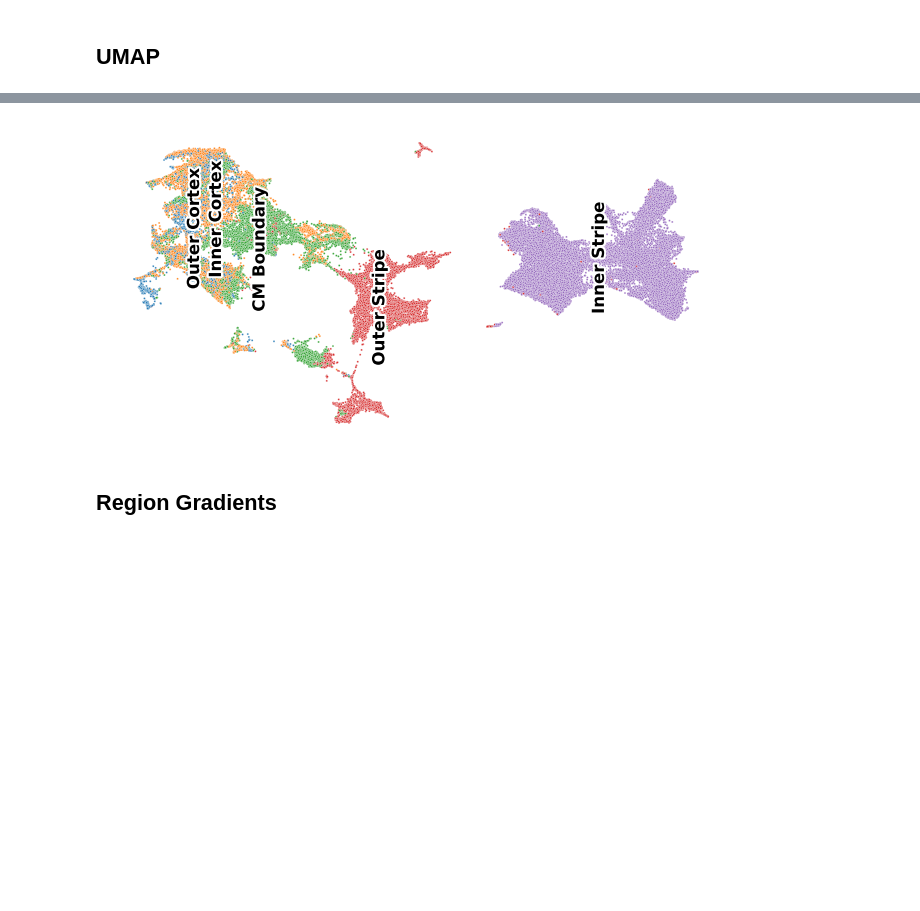
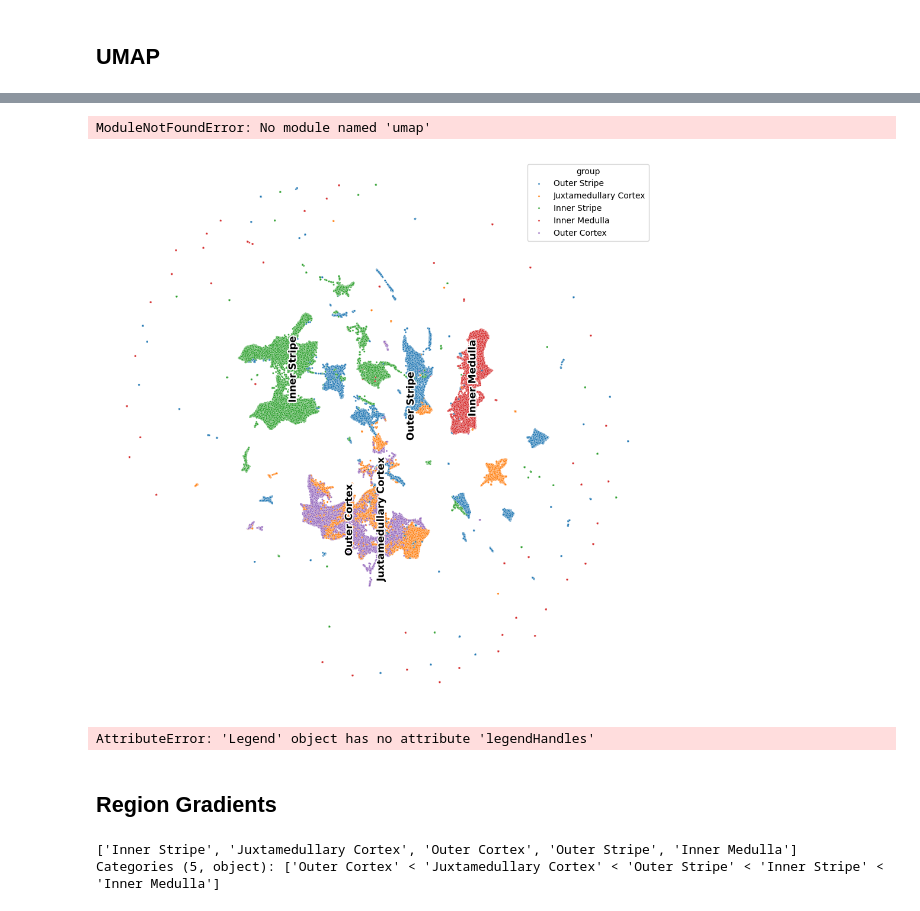
Before and after one commit to jvillazon/hsi_machine_learning, a Jupyter notebook: sk_classifier/integrated_pipeline.ipynb, the cells around one changed output, grey strips where cells are left out. Drawn from its saved outputs; the diff is of its cells as text; code cells hidden in the pictures; blank space fills up the shorter version.

```diff
--- a/sk_classifier/integrated_pipeline.ipynb
+++ b/sk_classifier/integrated_pipeline.ipynb
@@ -243,13 +298,15 @@ KeyError: "['PC 16:0_18:1 (-H)', 'PC 18:0_18:1 (-H)', 'PI 34:1 (-H) '] not in in
 # %%
-import umap
+# import umap
 
-from sklearn.preprocessing import StandardScaler
-scaler = StandardScaler().set_output(transform="pandas")
-umap_df = df.copy()
-umap_df[df.columns[6:-13]] = scaler.fit_transform(df[df.columns[6:-13]])
-umap_df = umap_df.dropna()
-reducer = umap.UMAP(n_neighbors=15, min_dist=0.1, n_components=2, random_state=42)
-embedding = reducer.fit_transform(umap_df[df.columns[6:-13]])
+# from sklearn.preprocessing import StandardScaler
+# scaler = StandardScaler().set_output(transform="pandas")
+# umap_df = df.copy()
+# umap_df[df.columns[7:-13]] = scaler.fit_transform(df[df.columns[7:-13]])
+# # umap_df = umap_df.dropna()
+# reducer = umap.UMAP(n_neighbors=15, min_dist=0.1, n_components=2, random_state=42)
+# embedding = reducer.fit_transform(umap_df[df.columns[7:-13]])
 
-umap_df['umap_1'] = embedding[:, 0]
-umap_df['umap_2'] = embedding[:, 1]
+# umap_df['umap_1'] = embedding[:, 0]
+# umap_df['umap_2'] = embedding[:, 1]
+# %% [output]
+ModuleNotFoundError: No module named 'umap'
@@ -255,0 +345,2 @@ umap_df['umap_2'] = embedding[:, 1]
+# %%
+umap_df = pd.read_csv(r"C:\Users\jvill\OneDrive - UC San Diego\integrated_pipeline\WSI_data\WSI_data\CODEX_clusters-regions_masks_output_csv-test\umap-nomid-output.csv")
@@ -256,19 +349,23 @@ umap_df['umap_2'] = embedding[:, 1]
 # %%
 import matplotlib.patheffects as pe
 import numpy as np
-fig, ax = plt.subplots(figsize=(8, 4))
+fig, ax = plt.subplots(figsize=(12, 12))
 
 hue_colors={
     "Cluster1": "#eb2d13",
     "Cluster2": "#0a8416",
+    "Cluster3": "#42a84c",
     "Cluster4": "#13eb28",
     "Cluster5": "#7af487",
     "Cluster6": "#84530a",
     "Cluster7": "#f4c37a",
+    "Cluster8": "#AC1481",
     "Cluster9": "#840a62",
     "Cluster10": "#f47ad2",
     "Cluster11": "#ebd613",
+    "Cluster12": "#09234b",
     "Cluster13": "#0a3b84",
+    "Cluster14": "#355483",
     "Cluster15": "#105ac9",
     "Cluster16": "#357fee",
     "Cluster17": "#7aabf4",
@@ -276,6 +373,7 @@ hue_colors={
     "Cluster19": "#10c9c9",
     "Cluster20": "#35eeee",
     "Cluster21": "#7af4f4",
+    "Cluster22": "#ffede4",
     "Cluster23": "#8b3103",
     "Cluster24": "#f85706",
     "Cluster25": "#fba173",
@@ -287,51 +385,56 @@ umap_df = umap_df.sample(frac=1, random_state=42)
 sns.scatterplot(
     data=umap_df,
     x='umap_1', y='umap_2',
-    hue='Group_ID',
+    hue='group',
     # palette=hue_colors,
     # hue_order=hue_order_display,
     alpha=0.9,
     edgecolor='w',
     linewidth=0.2,
-    s=2,
+    s=5,
     ax=ax
 )
 embeddings = umap_df[["umap_1", "umap_2"]].values
-labels = umap_df["Group_ID"].values
-unique_labels = umap_df["Group_ID"].unique()
+labels = umap_df["group"].values
+unique_labels = umap_df["group"].unique()
 
 # 5. Place clean, bold labels at each cluster's median centroid
 for label in unique_labels:
     mask = labels == label
     # Using median for both coordinates yields a better geometric center
-    centroid_x = np.mean(embeddings[mask, 0])
-    centroid_y = np.mean(embeddings[mask, 1])
+    centroid_x = np.median(embeddings[mask, 0])
+    centroid_y = np.median(embeddings[mask, 1])
 
     ax.text(
         centroid_x,
         centroid_y,
         label,
         fontsize=12,  # Adjusted to fit 6x6 figure nicely
         fontweight="bold",
         ha="center",
         va="center",
         color="black",
         rotation=90,
         path_effects=[pe.withStroke(linewidth=3, foreground="white")],
         zorder=100,
     )
 # Formatting axes
 ax.set_xlabel("")
 ax.set_ylabel("")
 ax.set_xticklabels([])
 ax.set_yticklabels([])
 sns.despine(ax=ax, top=True, right=True, left=True, bottom=True)
 ax.tick_params(left=False, bottom=False)
 
 # Remove the default legend (since we have text labels on centroids)
 legend = ax.get_legend()
-if legend is not None:
-    legend.remove()
-plt.savefig(os.path.join(r"C:\Users\jvill\OneDrive - UC San Diego\integrated_pipeline\WSI_data\WSI_data\plots_CODEX_clusters-regions_masks", "r-UMAP.png"), dpi=300, transparent=True)
+# if legend is not None:
+#     legend.remove()
+# plt.savefig(os.path.join(r"C:\Users\jvill\OneDrive - UC San Diego\integrated_pipeline\WSI_data\WSI_data\plots_CODEX_clusters-regions_masks", "lipids-nomid-UMAP.png"), dpi=300, transparent=True)
 # %% [output]
-[figure, old version]
+[figure, new version]
+# %%
+leg = plt.legend
+fill_colors = [handle.get_facecolor()[0] for handle in leg.legendHandles]
+# %% [output]
+AttributeError: 'Legend' object has no attribute 'legendHandles'
@@ -551,3 +656,8 @@ for i, val_col in enumerate(col_groups.keys()):
 plt.tight_layout()
 plt.savefig(r"C:\Users\jvill\OneDrive - UC San Diego\integrated_pipeline\WSI_data\WSI_data\plots_CODEX_clusters-regions_masks\region_gradient_barplot.png",dpi=300, transparent=True)
 plt.show()
+# %%
+df['group'].unique()
+# %% [output]
+['Inner Stripe', 'Juxtamedullary Cortex', 'Outer Cortex', 'Outer Stripe', 'Inner Medulla']
+Categories (5, object): ['Outer Cortex' < 'Juxtamedullary Cortex' < 'Outer Stripe' < 'Inner Stripe' < 'Inner Medulla']
```
Also changed, not shown: parts of 14 cells of this notebook, 5 other files.
